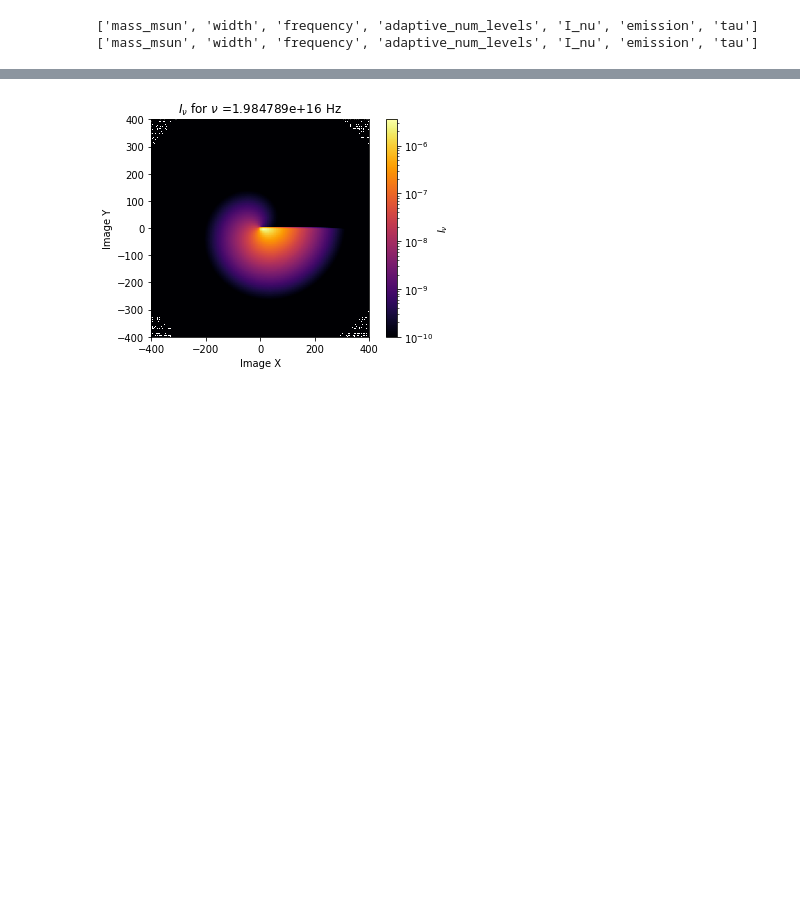
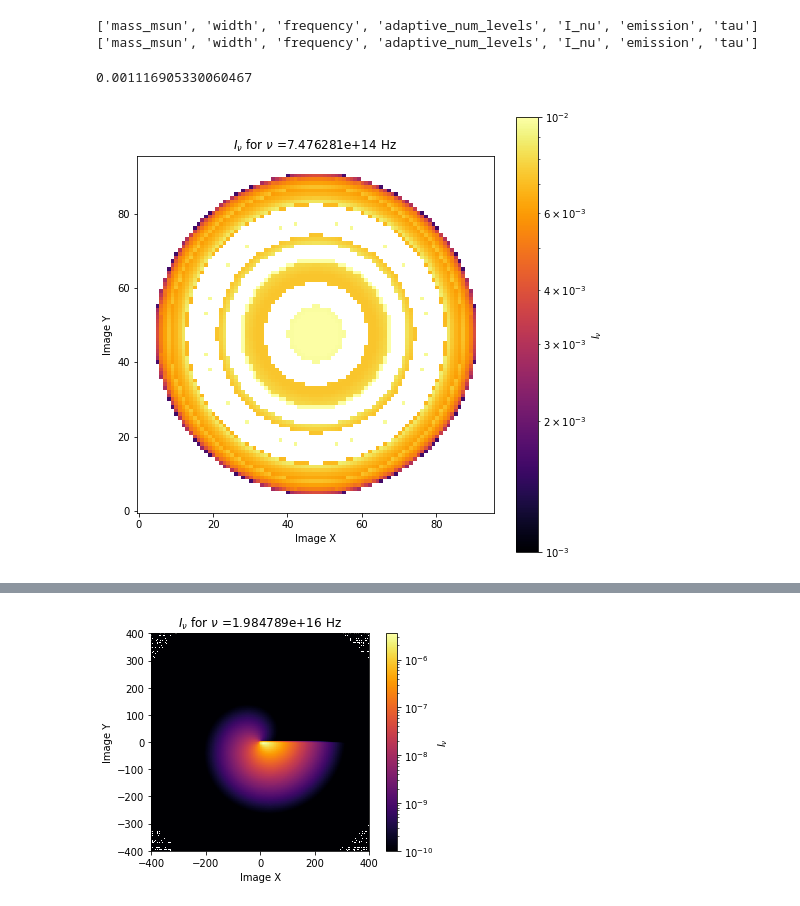
Before and after one commit to thomas-03/blacklight, a Jupyter notebook: scripts/imageFiles.ipynb, the cells around one changed output, grey strips where cells are left out. Cells and saved outputs as stored; diff of their text form; code cells hidden in the pictures; blank space fills up the shorter version.

```diff
--- a/scripts/imageFiles.ipynb
+++ b/scripts/imageFiles.ipynb
@@ -37,4 +37,22 @@ print(list(file2.keys()))
 # %% [output]
 ['mass_msun', 'width', 'frequency', 'adaptive_num_levels', 'I_nu', 'emission', 'tau']
 ['mass_msun', 'width', 'frequency', 'adaptive_num_levels', 'I_nu', 'emission', 'tau']
+# %%
+np.nanmax(file2['I_nu'][0])
+# %% [output]
+0.001116905330060467
+# %%
+fig,ax = plt.subplots(figsize=(8,8))
+frequencies = np.array(file['frequency'][5])
+plt.imshow(file['I_nu'][5],cmap='inferno',origin='lower',norm=colors.LogNorm(vmin=1e-3,vmax=1e-2))
+plt.colorbar(label="$I_\\nu$")
+plt.xlabel('Image X')
+plt.ylabel('Image Y')
+plt.title("$I_\\nu$ for $\\nu$ ={freq:e} Hz".format(freq=frequencies))
+#plt.title('$I_\\nu$ w middle for i=90')
+
+#plt.savefig('../plots/cbdisk/ff_tabular/i45_cbdisk_Inu.png', bbox_inches='tight', dpi=300)
+plt.show()
+# %% [output]
+[figure, added]
 # %%
```
Also changed, not shown: parts of 8 cells of this notebook, 22 other files.
